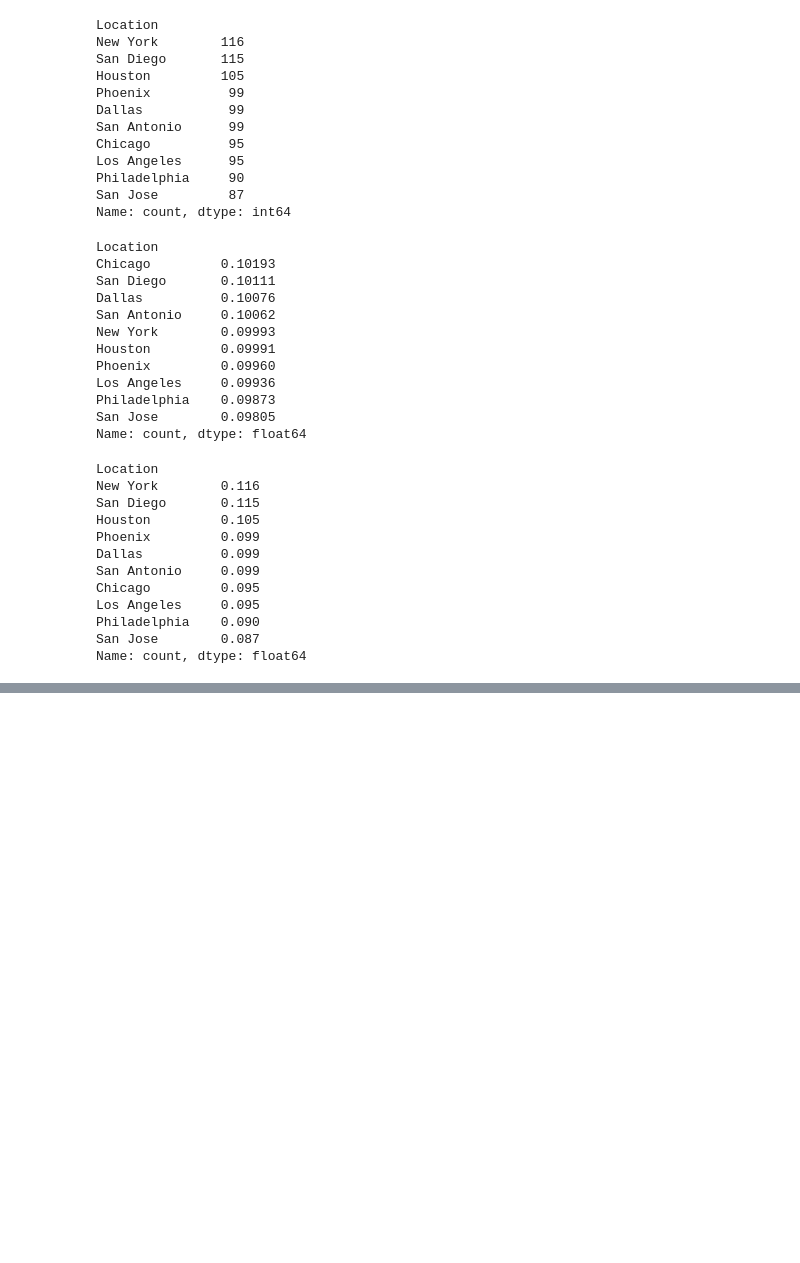
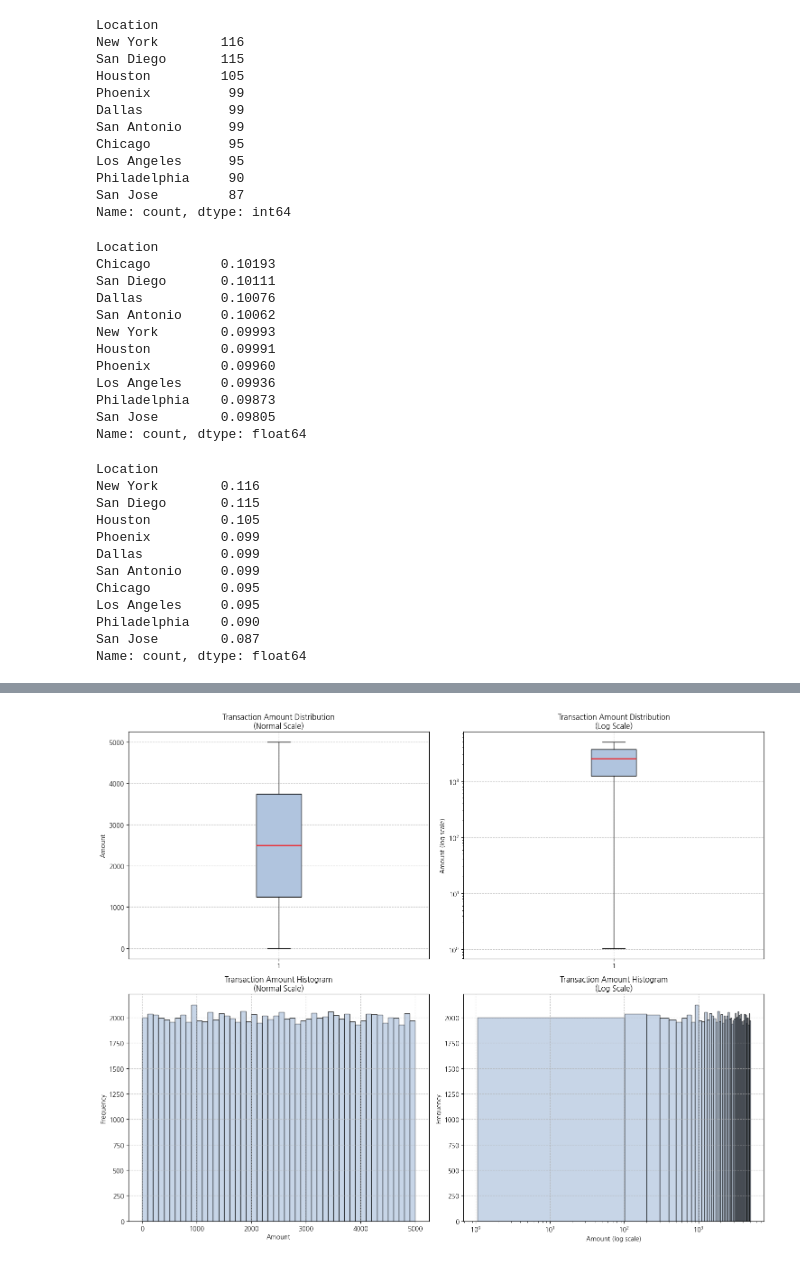
Before and after one commit to Jo2-j/study_data_analytics, a Jupyter notebook: quests/EDA/CreditCardFraudDetection.ipynb, the cells around one changed output, grey strips where cells are left out. Drawn from its saved outputs; the diff is of its cells as text; code cells hidden in the pictures; blank space fills up the shorter version.

```diff
--- a/quests/EDA/CreditCardFraudDetection.ipynb
+++ b/quests/EDA/CreditCardFraudDetection.ipynb
@@ -151,0 +184,90 @@ Name: count, dtype: float64
+# %%
+import matplotlib.pyplot as plt
+import numpy as np
+
+# 1. Transaction Amount Distribution Analysis
+fig, ((ax1, ax2), (ax3, ax4)) = plt.subplots(2, 2, figsize=(15, 12))
+
+# Box Plot (Normal Scale)
+bp = ax1.boxplot(orgDf['Amount'], patch_artist=True)
+ax1.set_title('Transaction Amount Distribution\n(Normal Scale)', fontsize=12)
+ax1.set_ylabel('Amount')
+ax1.grid(True, linestyle='--', alpha=0.7)
+plt.setp(bp['boxes'], color='black', facecolor='lightsteelblue')
+plt.setp(bp['medians'], color='red', linewidth=1.5)
+plt.setp(bp['whiskers'], color='black', linestyle='-')
+plt.setp(bp['fliers'], marker='o', markerfacecolor='gray', alpha=0.5)
+
+# Box Plot (Log Scale)
+bp = ax2.boxplot(orgDf['Amount'], patch_artist=True)
+ax2.set_yscale('log')
+ax2.set_title('Transaction Amount Distribution\n(Log Scale)', fontsize=12)
+ax2.set_ylabel('Amount (log scale)')
+ax2.grid(True, linestyle='--', alpha=0.7)
+plt.setp(bp['boxes'], color='black', facecolor='lightsteelblue')
+plt.setp(bp['medians'], color='red', linewidth=1.5)
+plt.setp(bp['whiskers'], color='black', linestyle='-')
+plt.setp(bp['fliers'], marker='o', markerfacecolor='gray', alpha=0.5)
+
+# Histogram (Normal Scale)
+n, bins, patches = ax3.hist(orgDf['Amount'], bins=50,
+                           facecolor='lightsteelblue',
+                           edgecolor='black',
+                           alpha=0.7)
+ax3.set_title('Transaction Amount Histogram\n(Normal Scale)', fontsize=12)
+ax3.set_xlabel('Amount')
+ax3.set_ylabel('Frequency')
+ax3.grid(True, linestyle='--', alpha=0.7)
+
+# Histogram (Log Scale)
+n, bins, patches = ax4.hist(orgDf['Amount'], bins=50,
+                           facecolor='lightsteelblue',
+                           edgecolor='black',
+                           alpha=0.7)
+ax4.set_xscale('log')
+ax4.set_title('Transaction Amount Histogram\n(Log Scale)', fontsize=12)
+ax4.set_xlabel('Amount (log scale)')
+ax4.set_ylabel('Frequency')
+ax4.grid(True, linestyle='--', alpha=0.7)
+
+plt.tight_layout()
+plt.show()
+
+# 2. Fraud vs Normal Transaction Comparison
+fig, (ax1, ax2) = plt.subplots(1, 2, figsize=(15, 6))
+
+# Box Plot Comparison (Normal and Log Scale)
+normal_amounts = orgDf[orgDf['IsFraud']==0]['Amount']
+fraud_amounts = orgDf[orgDf['IsFraud']==1]['Amount']
+
+# Normal Scale
+data = [normal_amounts, fraud_amounts]
+bp1 = ax1.boxplot(data, labels=['Normal', 'Fraud'], patch_artist=True)
+ax1.set_title('Transaction Amount by Class\n(Normal Scale)', fontsize=12)
+ax1.set_ylabel('Amount')
+ax1.grid(True, linestyle='--', alpha=0.7)
+plt.setp(bp1['boxes'][0], facecolor='lightsteelblue')
+plt.setp(bp1['boxes'][1], facecolor='lightcoral')
+plt.setp(bp1['medians'], color='red', linewidth=1.5)
+
+# Log Scale
+bp2 = ax2.boxplot(data, labels=['Normal', 'Fraud'], patch_artist=True)
+ax2.set_yscale('log')
+ax2.set_title('Transaction Amount by Class\n(Log Scale)', fontsize=12)
+ax2.set_ylabel('Amount (log scale)')
+ax2.grid(True, linestyle='--', alpha=0.7)
+plt.setp(bp2['boxes'][0], facecolor='lightsteelblue')
+plt.setp(bp2['boxes'][1], facecolor='lightcoral')
+plt.setp(bp2['medians'], color='red', linewidth=1.5)
+
+plt.tight_layout()
+plt.show()
+
+# Print statistics
+print("\n=== Amount Statistics by Transaction Class ===")
+print("\nNormal Transactions:")
+print(normal_amounts.describe().round(2))
+print("\nFraudulent Transactions:")
+print(fraud_amounts.describe().round(2))
+# %% [output]
+[figure, added]
```
Also changed, not shown: parts of 11 cells of this notebook, 1 other file.
